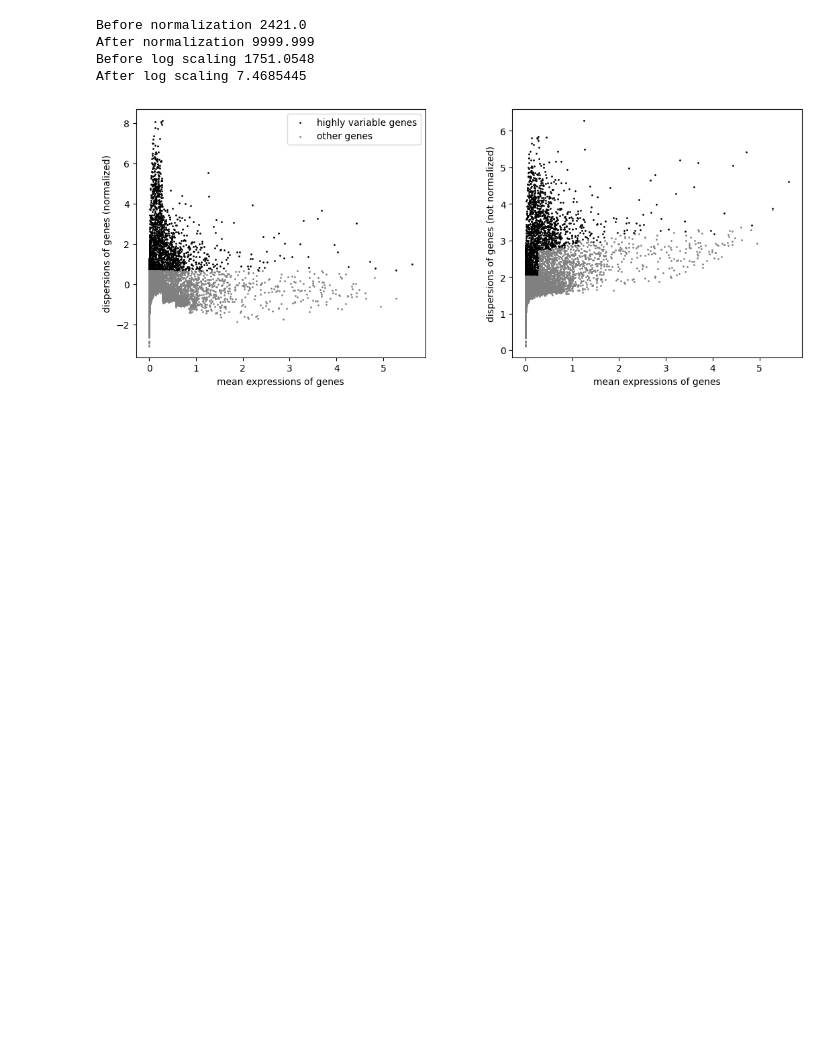
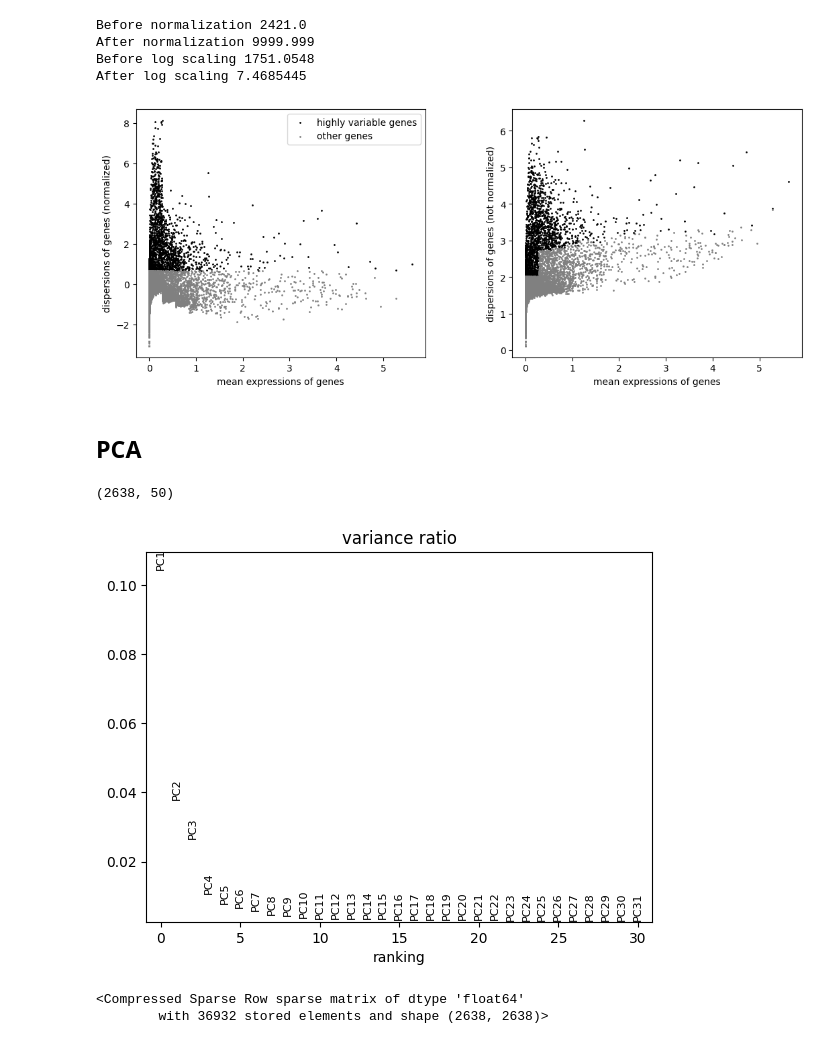
Before and after one commit to AshMurali77/scanpy-exploration, a Jupyter notebook: scanpy-practice.ipynb, the cells around one changed output. Cells and saved outputs as stored; diff of their text form; code cells hidden in the pictures; blank space fills up the shorter version.

Commit message:
PCA and neighborhood graph setup complete

```diff
--- a/scanpy-practice.ipynb
+++ b/scanpy-practice.ipynb
@@ -92,3 +92,21 @@ adata.raw = adata
 adata = adata[:, adata.var.highly_variable]
 # %% [output]
 [figure]
+# %% [markdown]
+## PCA
+# %%
+sc.tl.pca(adata)
+adata.obsm["X_pca"].shape
+# %% [output]
+(2638, 50)
+# %%
+sc.pl.pca_variance_ratio(adata)
+# %% [output]
+[figure, added]
+# %%
+sc.pp.neighbors(adata, n_pcs=10)
+adata.obsp["connectivities"]
+adata.obsp["distances"]
+# %% [output]
+<Compressed Sparse Row sparse matrix of dtype 'float64'
+        with 36932 stored elements and shape (2638, 2638)>
```
Also changed, not shown: parts of 1 cell of this notebook.
